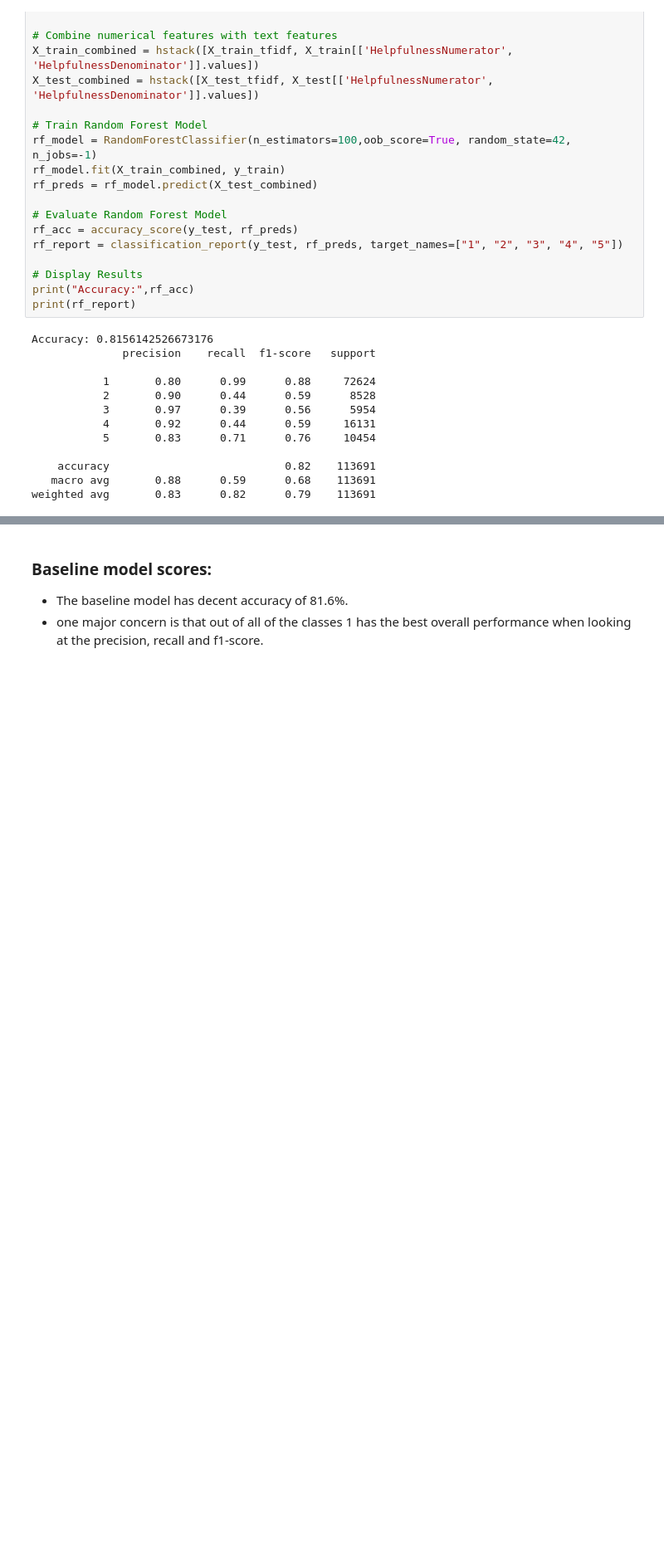
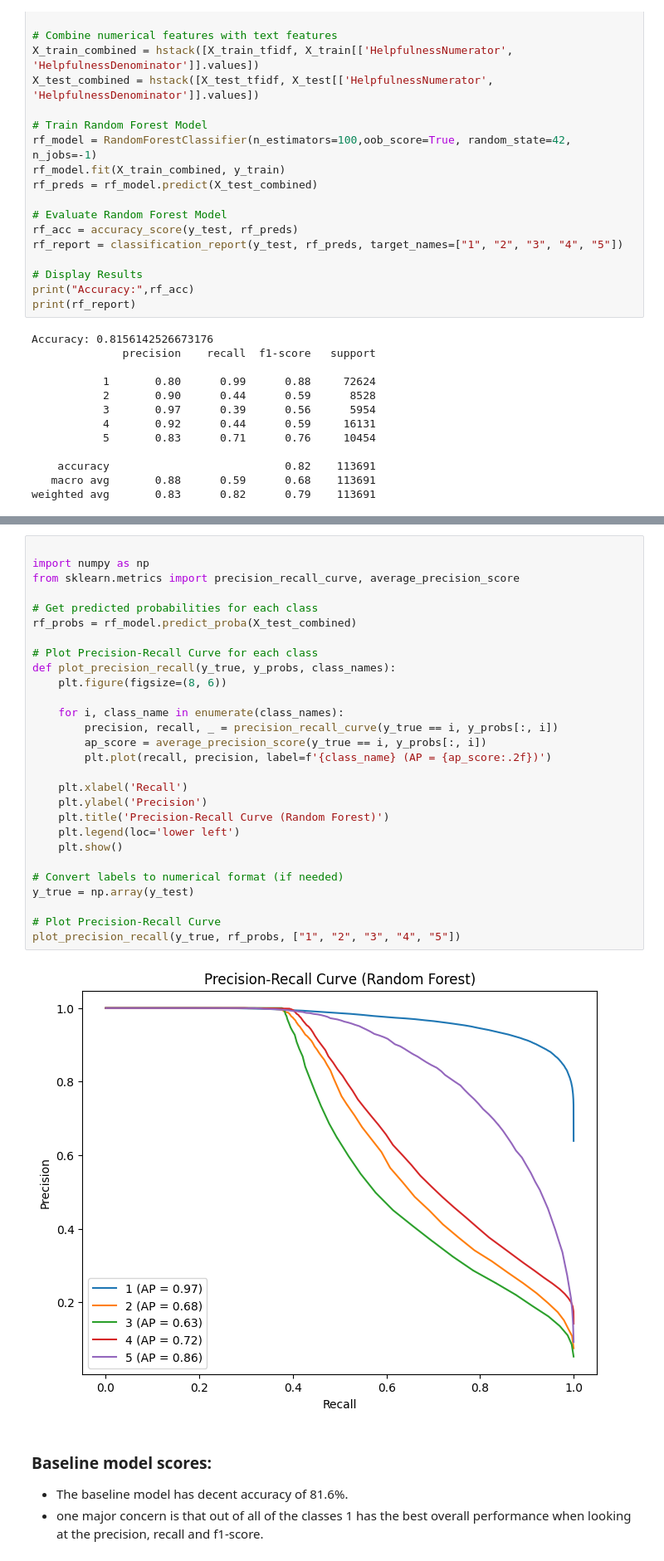
Before and after one commit to sambhukalaga27/lab2_ML_NN, a Jupyter notebook: sai_lab2.ipynb, the cells around one changed output, grey strips where cells are left out. Shown: that part at 83% size. Saved outputs shown, nothing was run; the diff lists cells and outputs as text; blank space fills up the shorter version.

```diff
--- a/sai_lab2.ipynb
+++ b/sai_lab2.ipynb
@@ -325,3 +337,33 @@ weighted avg       0.83      0.82      0.79    113691
+# %%
+
+import numpy as np
+from sklearn.metrics import precision_recall_curve, average_precision_score
+
+# Get predicted probabilities for each class
+rf_probs = rf_model.predict_proba(X_test_combined)
+
+# Plot Precision-Recall Curve for each class
+def plot_precision_recall(y_true, y_probs, class_names):
+    plt.figure(figsize=(8, 6))
+
+    for i, class_name in enumerate(class_names):
+        precision, recall, _ = precision_recall_curve(y_true == i, y_probs[:, i])
+        ap_score = average_precision_score(y_true == i, y_probs[:, i])
+        plt.plot(recall, precision, label=f'{class_name} (AP = {ap_score:.2f})')
+
+    plt.xlabel('Recall')
+    plt.ylabel('Precision')
+    plt.title('Precision-Recall Curve (Random Forest)')
+    plt.legend(loc='lower left')
+    plt.show()
+
+# Convert labels to numerical format (if needed)
+y_true = np.array(y_test)
+
+# Plot Precision-Recall Curve
+plot_precision_recall(y_true, rf_probs, ["1", "2", "3", "4", "5"])
+# %% [output]
+[figure, added]
 # %% [markdown]
 ### Baseline model scores:
 - The baseline model has decent accuracy of 81.6%.
```
Also changed, not shown: parts of 4 cells of this notebook.
